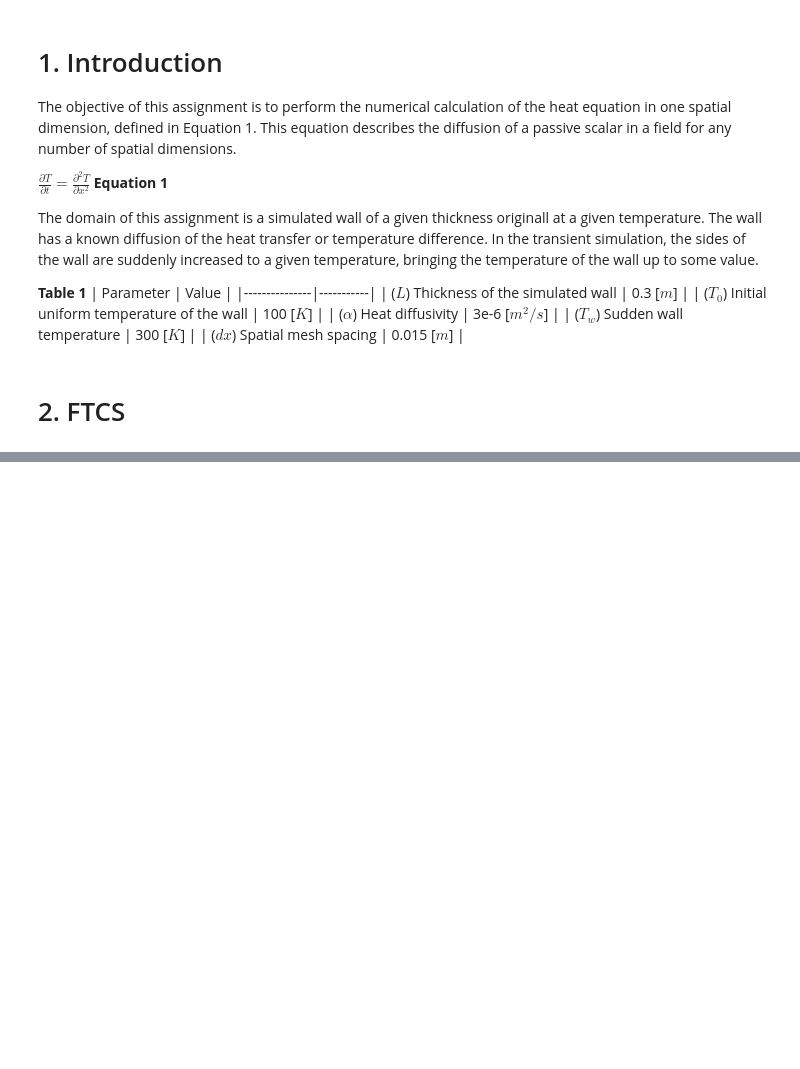
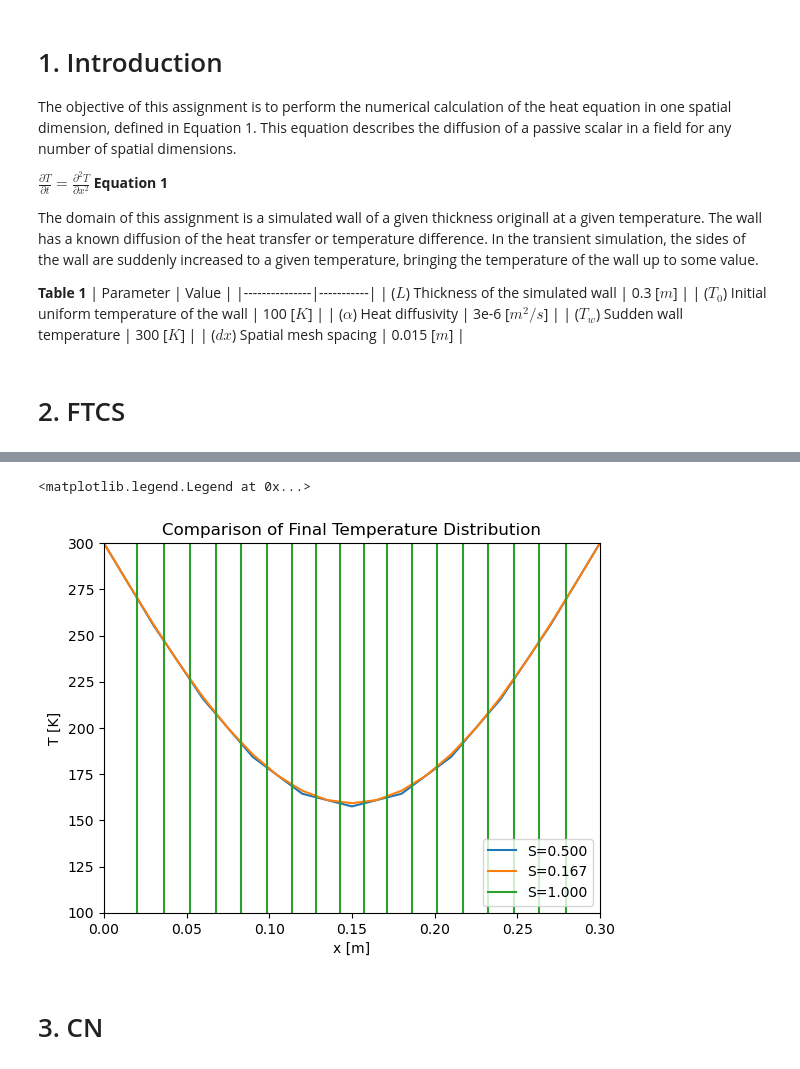
Before and after one commit to mhland10/me5653_CFD_repo, a Jupyter notebook: hw/hw2/HW2.ipynb, the cells around one changed output, grey strips where cells are left out. Cells and saved outputs as stored; diff of their text form; code cells hidden in the pictures; blank space fills up the shorter version.

```diff
--- a/hw/hw2/HW2.ipynb
+++ b/hw/hw2/HW2.ipynb
@@ -63,0 +110,28 @@ array([[300.        , 100.        , 100.        , ..., 100.        ,
+# %%
+heatEq_FTCS_c = heatEquation( x , T , ( 0 , 30 * 60 ) , alpha = alpha , S = 1/2 )
+heatEq_FTCS_c.solve()
+# %%
+heatEq_FTCS_d = heatEquation( x , T , ( 0 , 30 * 60 ) , alpha = alpha , S = 1/6 )
+heatEq_FTCS_d.solve()
+# %%
+heatEq_FTCS_e = heatEquation( x , T , ( 0 , 30 * 60 ) , alpha = alpha , S = 1 )
+heatEq_FTCS_e.solve()
+# %%
+x = heatEq_FTCS_c.x
+ys = [ heatEq_FTCS_c.u[-1] , heatEq_FTCS_d.u[-1] , heatEq_FTCS_e.u[-1] ]
+Ss = [ heatEq_FTCS_c.S , heatEq_FTCS_d.S , heatEq_FTCS_e.S ]
+
+for i , y in enumerate( ys ):
+    plt.plot( x , y , label = "S={x:.3f}".format(x=Ss[i]))
+
+plt.title("Comparison of Final Temperature Distribution")
+plt.ylim((100,300))
+plt.ylabel("T [K]")
+plt.xlim((0,np.max(x)))
+plt.xlabel("x [m]")
+plt.legend( loc = 'lower right' )
+# %% [output]
+<matplotlib.legend.Legend at 0x...>
+[figure, added]
+# %% [markdown]
+# 3. CN
```
Also changed, not shown: parts of 20 cells of this notebook, 1 other file.
